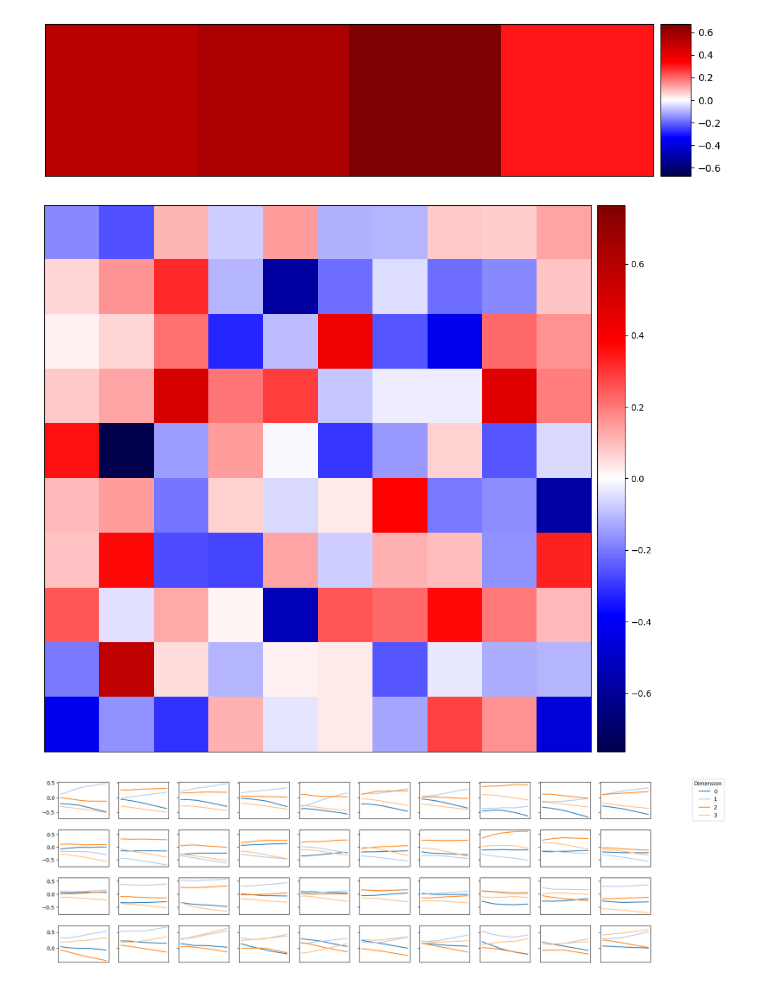
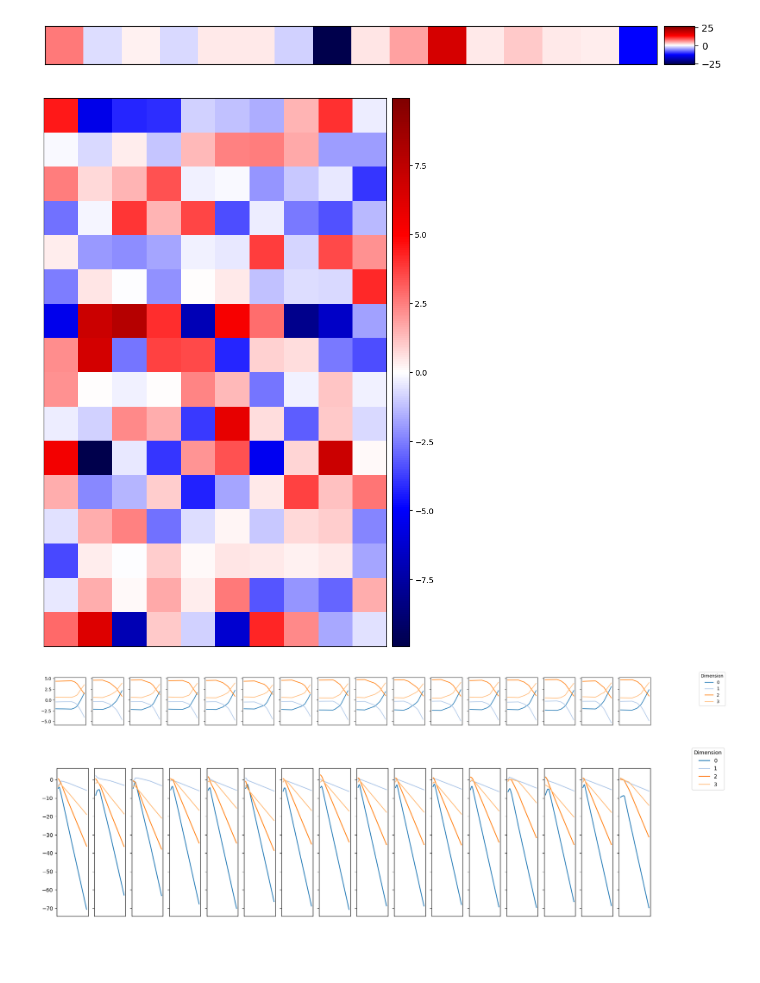
Before and after one commit to irkri/elissabeth, a Jupyter notebook: projects/copying/test.ipynb, the cells around one changed output. Cells and saved outputs as stored; diff of their text form; code cells hidden in the pictures; blank space fills up the shorter version.

```diff
--- a/projects/copying/test.ipynb
+++ b/projects/copying/test.ipynb
@@ -3,6 +5,8 @@ import torch
 
 from sainomore.data import copying
 from sainomore.xai import ElissabethWatcher
+# %%
+model_id = "rp1bcgxw"
 # %%
 config = {
     "n_samples": 500,
@@ -18,5 +22,5 @@ config = {
     "val_size": 0.2,
 }
 # %%
-watcher = ElissabethWatcher.load("version_33", on_cpu=True)
+watcher = ElissabethWatcher.load(model_id, on_cpu=True)
 # %%
@@ -94,7 +104,7 @@ fig, ax = watcher.plot_parameter_matrix(
     figsize=(10, 10),
 )
 # %% [output]
-[figure, old version]
+[figure, new version]
 # %%
 fig, ax = watcher.plot_parameter_matrix(
     "layers.0.W_O",
@@ -103,14 +113,28 @@ fig, ax = watcher.plot_parameter_matrix(
     figsize=(10, 10),
 )
 # %% [output]
-[figure, old version]
+[figure, new version]
+# %%
+fig, ax = watcher.plot_qkv_probing(
+    which="q",
+    layer=0,
+    length=0,
+    weighting=0,
+    reduce_dims={2: 0},
+    append_dims=(2,),
+    figsize=(25, 2),
+)
+# %% [output]
+[figure, added]
 # %%
 fig, ax = watcher.plot_qkv_probing(
-    which="q",
+    which="k",
     layer=0,
     length=0,
     weighting=0,
+    reduce_dims={2: 0},
+    append_dims=(2,),
     figsize=(20, 5),
 )
 # %% [output]
-[figure, old version]
+[figure, new version]
```
Also changed, not shown: parts of 12 cells of this notebook, 3 other files.
